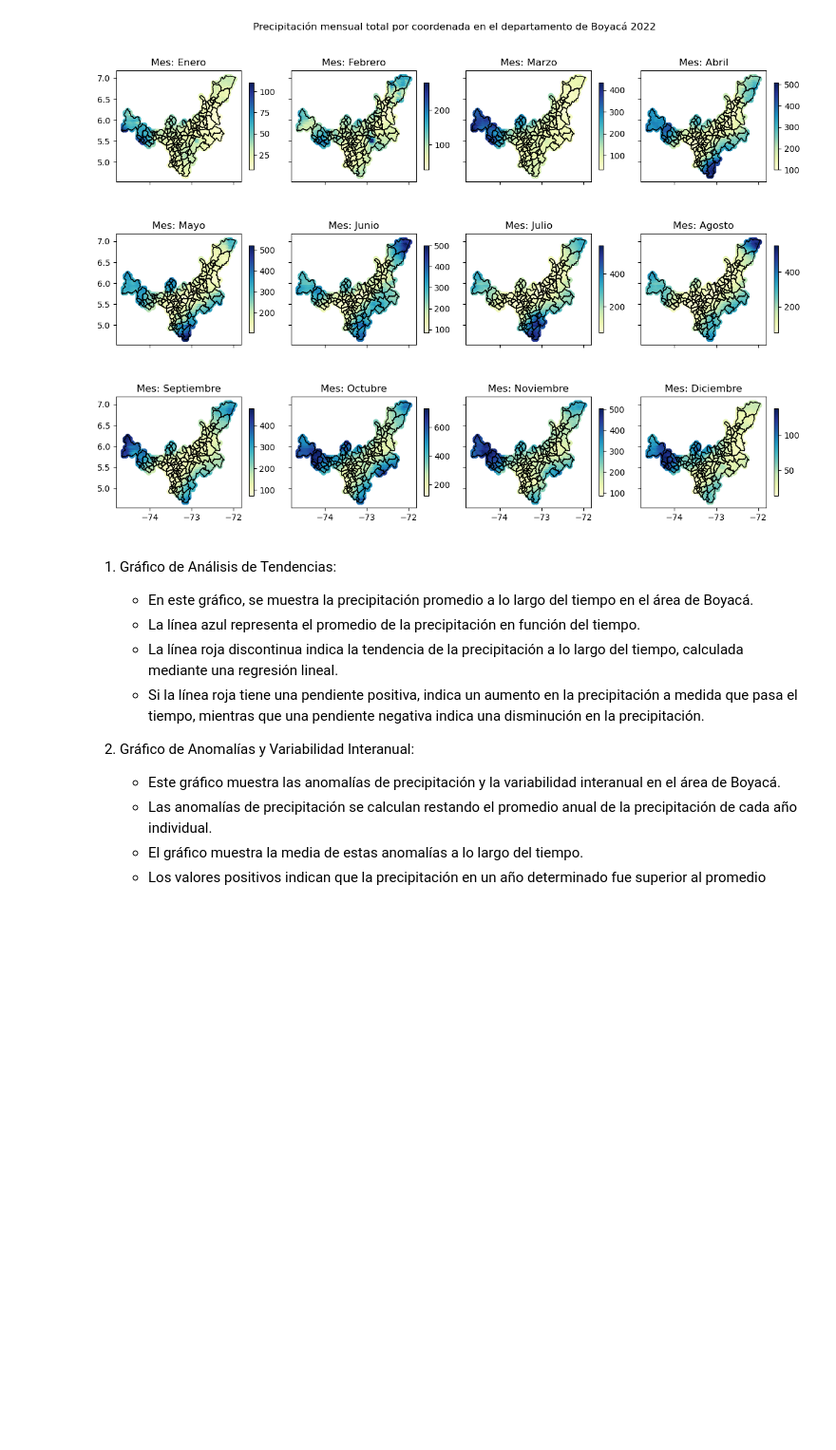
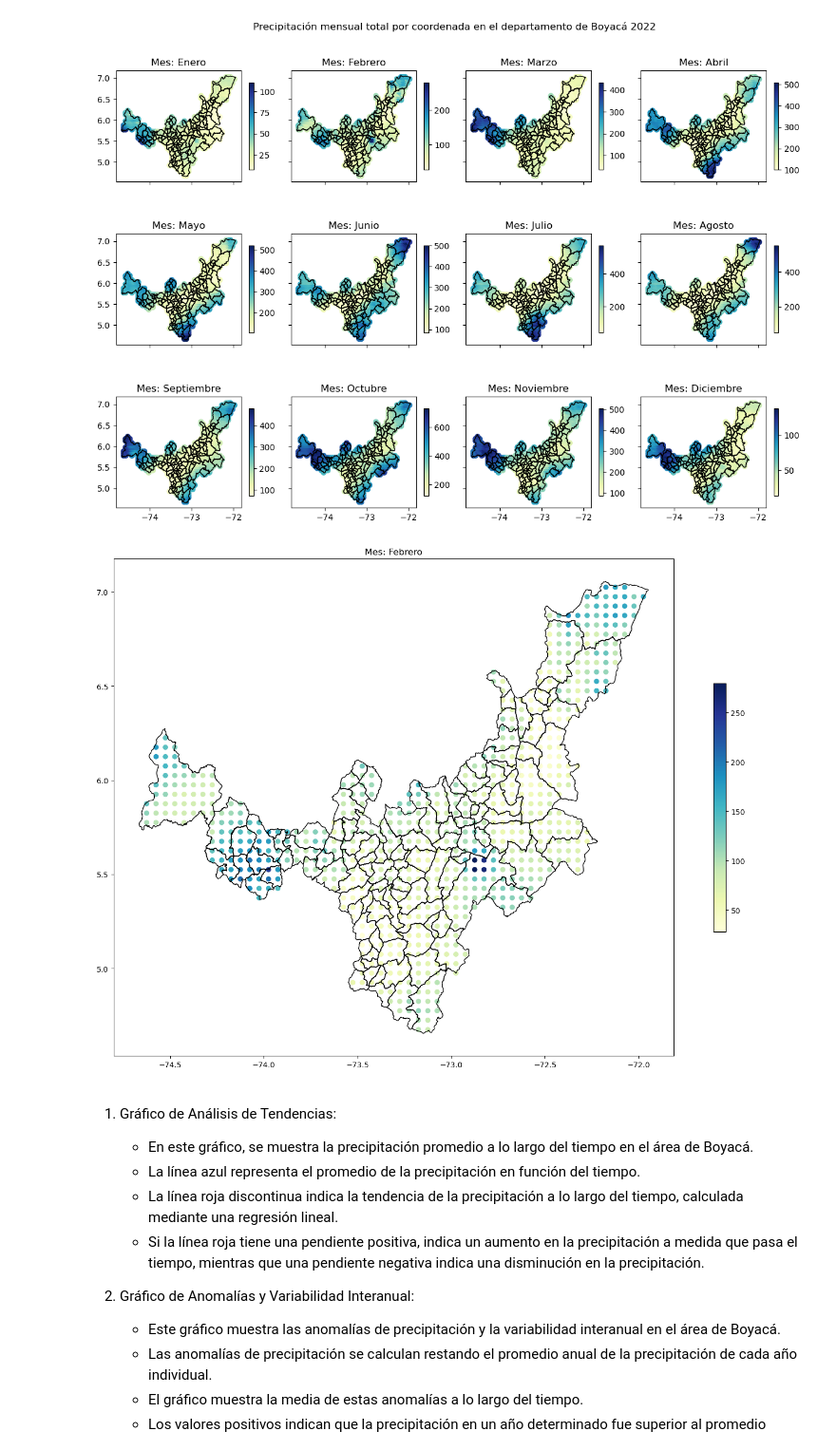
Before and after one commit to Esteban-Duarte31/Degree_Project, a Jupyter notebook: notebooks/data_processing.ipynb, the cells around one changed output. Shown at 95% size. Cells and saved outputs as stored; diff of their text form; code cells hidden in the pictures; blank space fills up the shorter version.

Commit message:
refactor: update graphs and refactor code

```diff
--- a/notebooks/data_processing.ipynb
+++ b/notebooks/data_processing.ipynb
@@ -524,6 +524,34 @@ plt.tight_layout()
 plt.show()
 # %% [output]
 [figure]
+# %%
+# Para un solo mes
+
+# Filtrar los datos por año específico
+pr_year = df_boyaca[df_boyaca['year'] == "2022"]
+
+# Crear la cuadrícula de subtramas
+fig, ax = plt.subplots(1, 1, figsize=(15, 10), sharex=True, sharey=True)
+
+pr_month = pr_year[pr_year['month'] == 'Febrero']
+
+# Calcular el promedio de precipitación para cada punto
+precip_avg = pr_month.groupby(['latitude', 'longitude','municipality'])['precip'].sum().reset_index()
+
+# Plot del mapa de calor en la subtrama actual
+im = ax.scatter(precip_avg['longitude'], precip_avg['latitude'], c=precip_avg['precip'], cmap='YlGnBu')
+gdf_boyaca.plot(ax=ax, color='none', edgecolor='k')
+ax.set_title(f'Mes: {pr_month["month"].unique()[0]}')
+# Agregar una barra de color
+fig.colorbar(im, ax=ax, shrink=0.5)
+
+# Ajustar los espacios entre las subtramas
+plt.tight_layout()
+
+# Mostrar la figura
+plt.show()
+# %% [output]
+[figure, added]
 # %%
 import plotly.express as px
 year = '2022'
```
Also changed, not shown: parts of 1 cell of this notebook.
